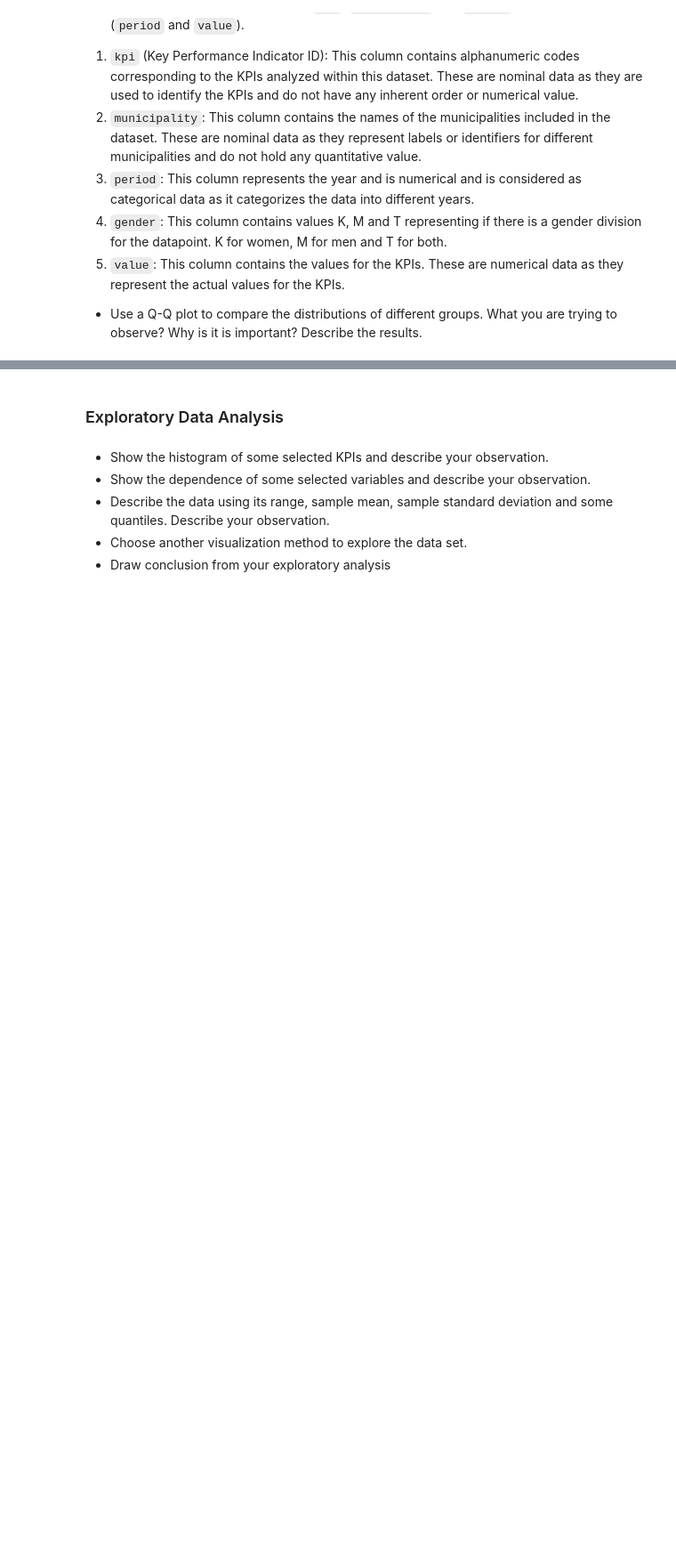
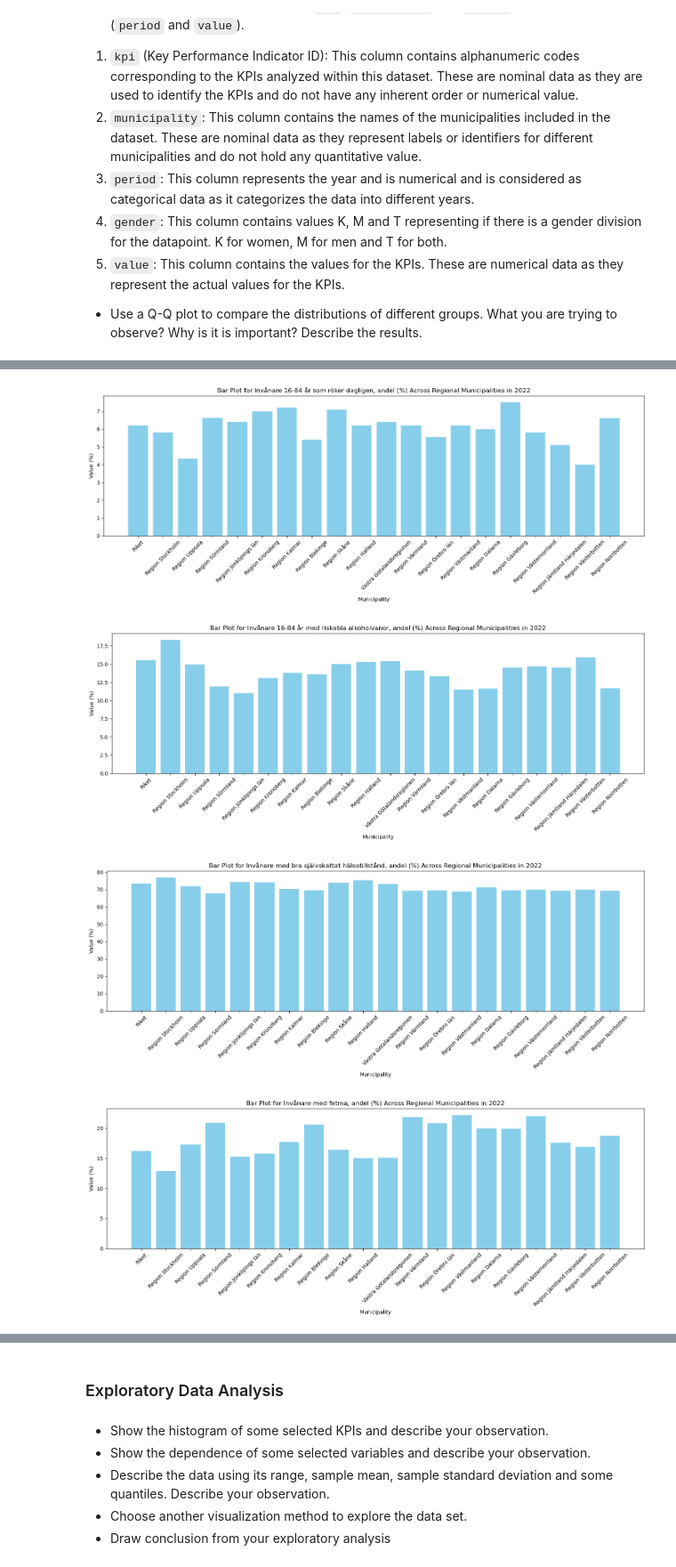
Before and after one commit to NilsDunlop/DIT863-Assignments, a Jupyter notebook: Project/Project.ipynb, the cells around one changed output, grey strips where cells are left out. Shown at 89% size. Drawn from its saved outputs; the diff is of its cells as text; code cells hidden in the pictures; blank space fills up the shorter version.

```diff
--- a/Project/Project.ipynb
+++ b/Project/Project.ipynb
@@ -76,2 +128,48 @@ municipalities_data_head = municipalities_data.head(15)
+# %%
+# Bar plots describing the distribution of the KPIs within each municipality
+# Define the KPIs of interest
+health_indicator_kpis = ['U01402', 'U01404', 'U01405', 'U01411']
+
+# Create a dictionary to map KPI IDs to their names
+kpi_names = pd.Series(kpi_data.title.values, index=kpi_data.id).to_dict()
+
+# Create a dictionary to map municipality codes to their names
+municipality_names = pd.Series(municipalities_data.title.values, index=municipalities_data.id).to_dict()
+
+# Define the municipality codes for the regional municipalities
+regional_municipality_codes = [0, 1, 3, 4, 6, 7, 8, 10, 12, 13, 14, 17, 18, 19, 20, 21, 22, 23, 24, 25]
+
+# Filter and plot data for each KPI
+for kpi in health_indicator_kpis:
+    # Filter for the KPI, total population, the year 2022, and the specified municipalities
+    kpi_data_filtered = kpi_values[(kpi_values['kpi'] == kpi) &
+                                   (kpi_values['gender'] == 'T') &
+                                   (kpi_values['period'] == 2022) &
+                                   (kpi_values['municipality'].isin(regional_municipality_codes))].copy()
+
+    # Get the name of the KPI
+    kpi_name = kpi_names.get(kpi, "Unknown KPI")
+
+    # Map the municipality codes to names directly using the dictionary
+    kpi_data_filtered['municipality_name'] = kpi_data_filtered['municipality'].map(municipality_names)
+
+    # Check if there are any 'Unknown' mappings which can indicate a mismatch in the data
+    if 'Unknown' in kpi_data_filtered['municipality_name'].values:
+        print(f"Warning: Some municipality codes could not be found in the mapping dictionary for KPI {kpi}")
+
+    # Plotting the bar plot
+    plt.figure(figsize=(15, 6))
+    plt.bar(kpi_data_filtered['municipality_name'], kpi_data_filtered['value'], color='skyblue')
+    plt.title(f'Bar Plot for {kpi_name} Across Regional Municipalities in 2022')
+    plt.xlabel('Municipality')
+    plt.ylabel('Value (%)')
+    plt.xticks(rotation=45)  # Rotate the x-axis labels for better readability
+    plt.tight_layout()  # Adjust layout
+    plt.show()
+# %% [output]
+[figure, added]
+[figure, added]
+[figure, added]
+[figure, added]
 # %%
 # List of KPI IDs for each category
```
Also changed, not shown: parts of 4 cells of this notebook.
